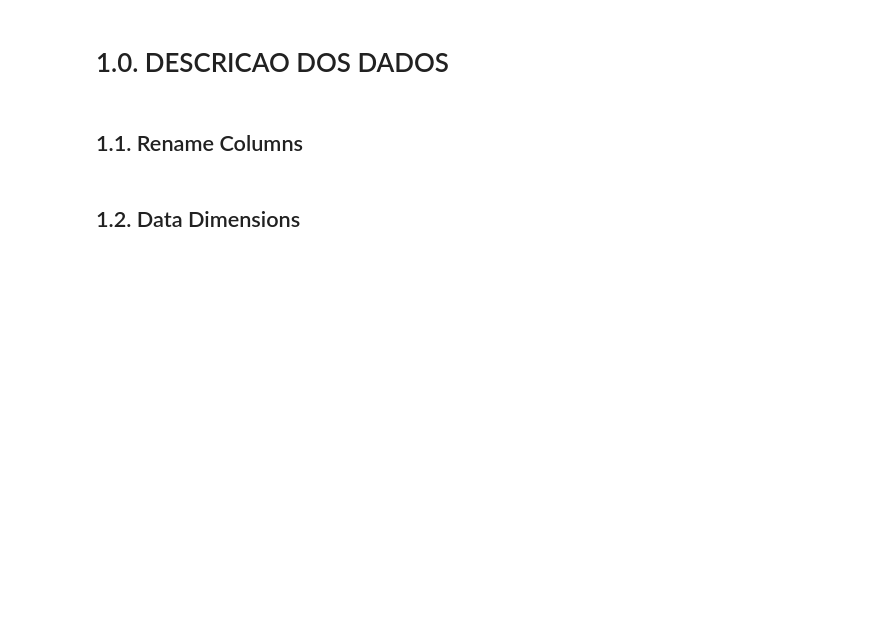
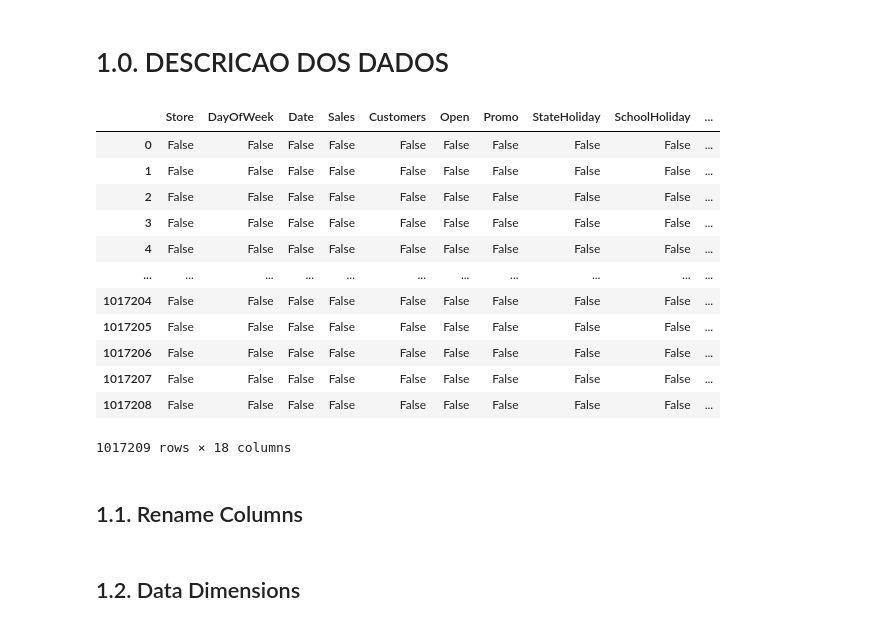
Before and after one commit to martinakbeck/ds_em_producao, a Jupyter notebook: m02_v01_store_sales_prediction.ipynb, the cells around one changed output. Cells and saved outputs as stored; diff of their text form; code cells hidden in the pictures; blank space fills up the shorter version.

```diff
--- a/m02_v01_store_sales_prediction.ipynb
+++ b/m02_v01_store_sales_prediction.ipynb
@@ -25,5 +25,21 @@ df_raw.sample()
 # %% [markdown]
 # 1.0. DESCRICAO DOS DADOS
+# %%
+df1.isna()
+# %% [output]
+|  | Store | DayOfWeek | Date | Sales | Customers | Open | Promo | StateHoliday | SchoolHoliday | ... |
+| 0 | False | False | False | False | False | False | False | False | False | ... |
+| 1 | False | False | False | False | False | False | False | False | False | ... |
+| 2 | False | False | False | False | False | False | False | False | False | ... |
+| 3 | False | False | False | False | False | False | False | False | False | ... |
+| 4 | False | False | False | False | False | False | False | False | False | ... |
+| ... | ... | ... | ... | ... | ... | ... | ... | ... | ... | ... |
+| 1017204 | False | False | False | False | False | False | False | False | False | ... |
+| 1017205 | False | False | False | False | False | False | False | False | False | ... |
+| 1017206 | False | False | False | False | False | False | False | False | False | ... |
+| 1017207 | False | False | False | False | False | False | False | False | False | ... |
+| 1017208 | False | False | False | False | False | False | False | False | False | ... |
+1017209 rows × 18 columns
 # %%
 df1 = df_raw.copy()
 # %% [markdown]
```
Also changed, not shown: parts of 1 cell of this notebook, 3 other files.
